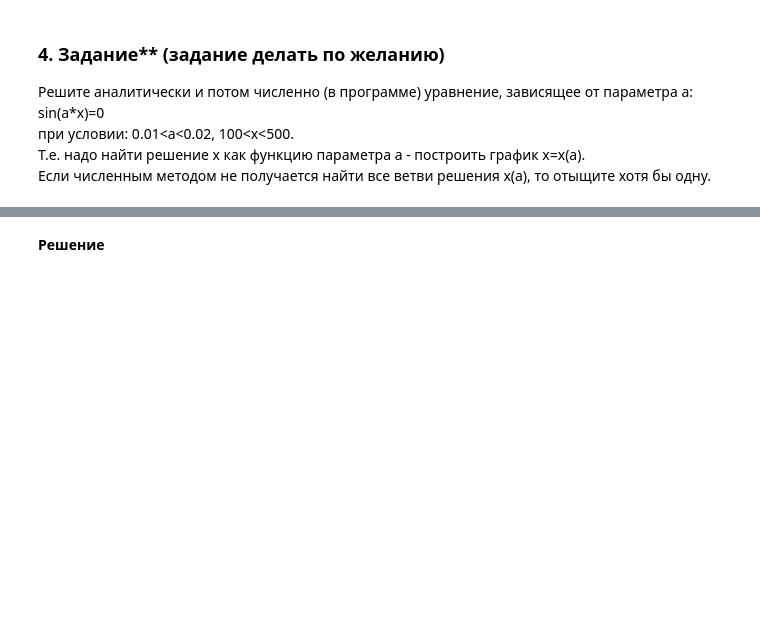
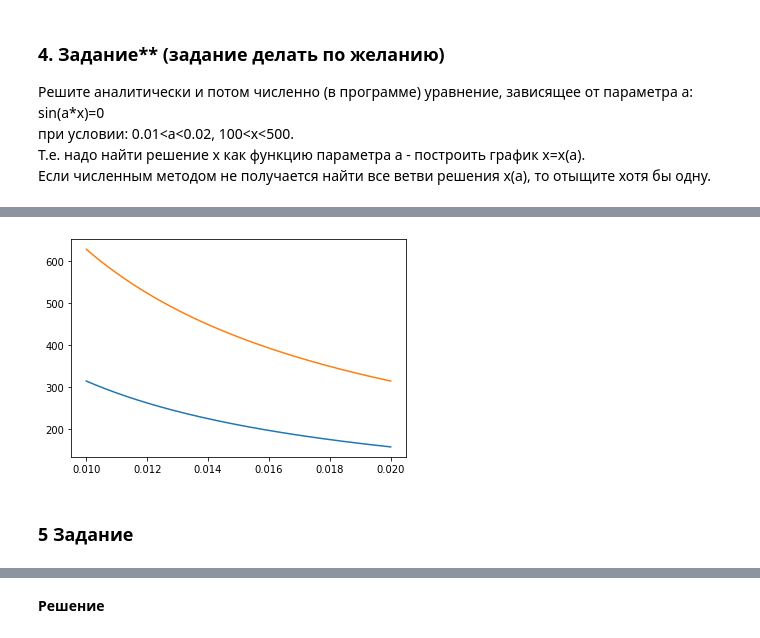
Before and after one commit to Snusmi/GB_FurtherMath_intro, a Jupyter notebook: Lesson4/Lesson4.ipynb, the cells around one changed output, grey strips where cells are left out. Cells and saved outputs as stored; diff of their text form; code cells hidden in the pictures; blank space fills up the shorter version.

```diff
--- a/Lesson4/Lesson4.ipynb
+++ b/Lesson4/Lesson4.ipynb
@@ -40,3 +78,32 @@ sin(а\*x)=0<br>
+# %%
+def func_x(a):
+    return np.pi/a
+
+def func_x2(a):
+    return 2*np.pi/a
+
+def func_x3(a):
+    x=[]
+    for element in a:
+        num = 2*np.pi/element
+        if num > 100 and num < 500:
+            x = np.append(x,num)
+    return x
+
+a = np.linspace(0.01,0.02,1000)
+x = func_x(a)
+x2 = func_x2(a)
+y = np.sin(x)
+
+fig = plt.figure()
+ax = fig.add_subplot(111)
+ax.plot(a, x)
+ax.plot(a, x2)
+plt.show()
+# %% [output]
+[figure, added]
+# %% [markdown]
+### 5 Задание
 # %% [markdown]
 <img src="Lesson4_task_1762.png">
 <img src="Lesson4_task_1764.png">
```
Also changed, not shown: parts of 16 cells of this notebook, 6 other files.
